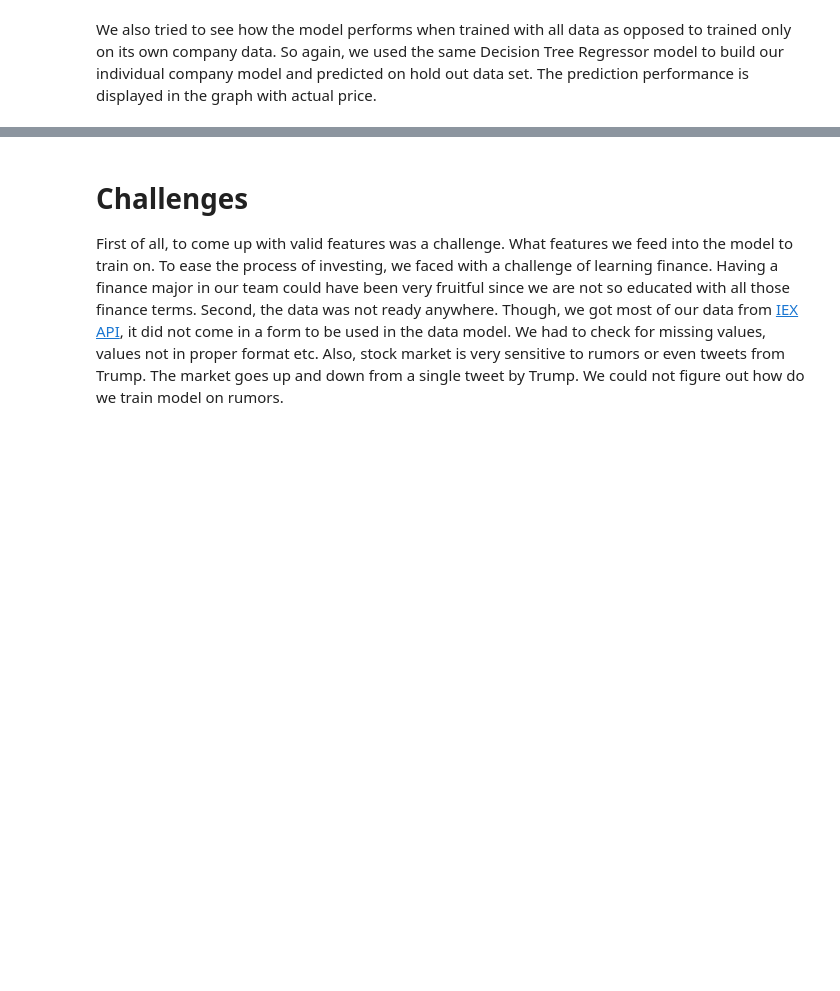
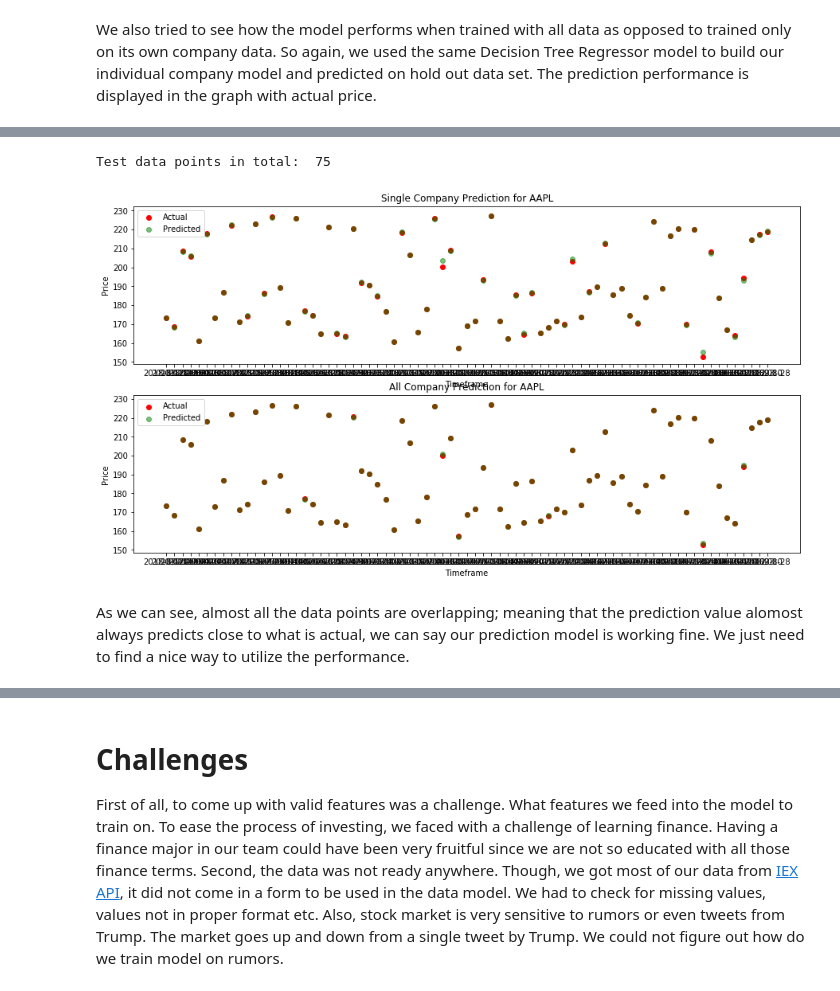
Before and after one commit to breindy/SafeTrade, a Jupyter notebook: PredictionModel/FinalReport.ipynb, the cells around one changed output, grey strips where cells are left out. Cells and saved outputs as stored; diff of their text form; code cells hidden in the pictures; blank space fills up the shorter version.

```diff
--- a/PredictionModel/FinalReport.ipynb
+++ b/PredictionModel/FinalReport.ipynb
@@ -277,3 +285,40 @@ Populating the interactive namespace from numpy and matplotlib
+# %%
+cscoDF = AllDF.loc[AllDF['symbol'].isin(['AAPL'])]
+cscoX = cscoDF[['date', 'dividend', 'eps', 'nasdaqIndex', 'numberOfShare', 'pe', 'profitPerShare', 'revenuePerShare']].copy()
+# Converting date to int to be ready to be used in the model
+#cscoX['date'] = cscoX['date'].str.replace("-","").astype(int)
+cscoY = cscoDF.price
+cscoX_train, cscoX_test, cscoy_train, cscoy_test = train_test_split(cscoX, cscoY, test_size=0.3, random_state=1)
+date = cscoX_test['date']
+cscoX_test = cscoX_test.drop('date', 1)
+cscoX_train = cscoX_train.drop('date', 1)
+cscoRF = RandomForestRegressor(n_estimators=25, random_state=2)
+cscoRF.fit(cscoX_train, cscoy_train)
+cscoy_pred = cscoRF.predict(cscoX_test)
+ally_pred = rf.predict(cscoX_test)
+print('Test data points in total: ', ally_pred.shape[0])
+
+plt.subplot(2, 1, 1)
+plt.scatter(date, cscoy_test, color='red', label='Actual')
+plt.scatter(date, cscoy_pred, color='green', label='Predicted', alpha=0.5)
+plt.title("Single Company Prediction for AAPL")
+plt.xlabel('Timeframe')
+plt.ylabel('Price')
+plt.legend(loc='upper left');
+
+cscoALly_pred = rf.predict(cscoX_test)
+plt.subplot(2, 1, 2)
+plt.scatter(date, cscoy_test, color='red', label='Actual')
+plt.scatter(date, cscoALly_pred, color='green', label='Predicted', alpha=0.5)
+plt.title("All Company Prediction for AAPL")
+plt.xlabel('Timeframe')
+plt.ylabel('Price')
+plt.legend(loc='upper left');
+# %% [output]
+Test data points in total:  75
+[figure, added]
+# %% [markdown]
+As we can see, almost all the data points are overlapping; meaning that the prediction value alomost always predicts close to what is actual, we can say our prediction model is working fine. We just need to find a nice way to utilize the performance.
 # %%
 ### R-Squared for Linear Regression; to check the model performance statistically
 from sklearn.model_selection import cross_val_score
```
Also changed, not shown: parts of 12 cells of this notebook, 1 other file.
